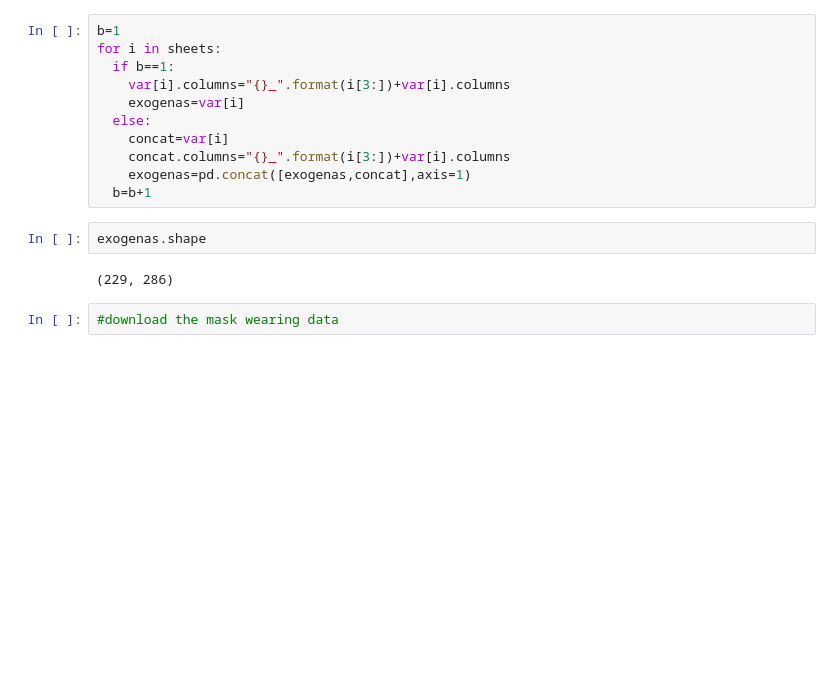
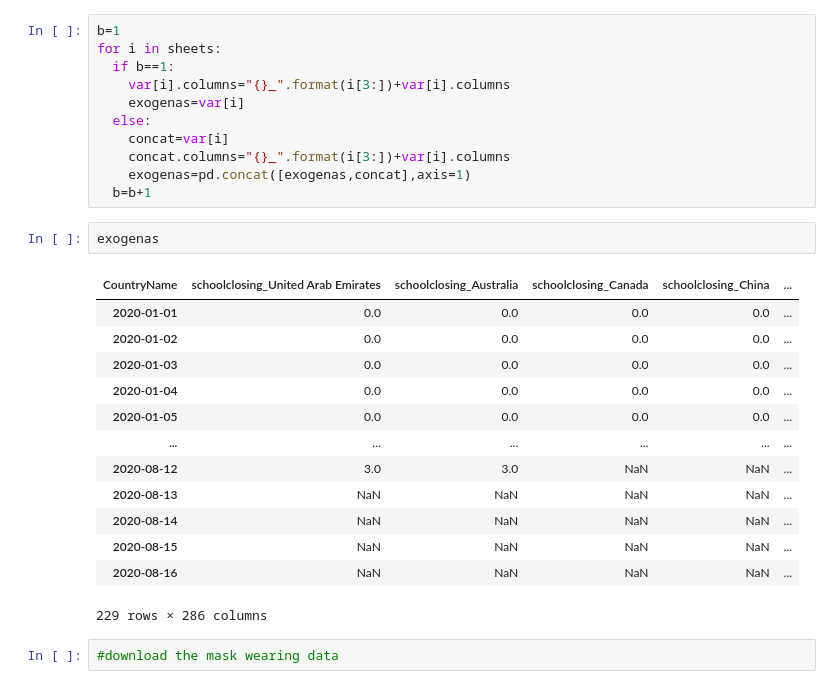
Before and after one commit to martaarozarena/KSchool-Master-Final-Project, a Jupyter notebook: exog_varaibles.ipynb, the cells around one changed output. Drawn from its saved outputs; the diff is of its cells as text; blank space fills up the shorter version.

```diff
--- a/exog_varaibles.ipynb
+++ b/exog_varaibles.ipynb
@@ -35,9 +34,21 @@ for i in sheets:
     exogenas=pd.concat([exogenas,concat],axis=1)
   b=b+1
 # %%
-exogenas.shape
+exogenas
 # %% [output]
+| CountryName | schoolclosing_United Arab Emirates | schoolclosing_Australia | schoolclosing_Canada | schoolclosing_China | ... |
+| 2020-01-01 | 0.0 | 0.0 | 0.0 | 0.0 | ... |
+| 2020-01-02 | 0.0 | 0.0 | 0.0 | 0.0 | ... |
+| 2020-01-03 | 0.0 | 0.0 | 0.0 | 0.0 | ... |
+| 2020-01-04 | 0.0 | 0.0 | 0.0 | 0.0 | ... |
+| 2020-01-05 | 0.0 | 0.0 | 0.0 | 0.0 | ... |
+| ... | ... | ... | ... | ... | ... |
+| 2020-08-12 | 3.0 | 3.0 | NaN | NaN | ... |
+| 2020-08-13 | NaN | NaN | NaN | NaN | ... |
+| 2020-08-14 | NaN | NaN | NaN | NaN | ... |
+| 2020-08-15 | NaN | NaN | NaN | NaN | ... |
+| 2020-08-16 | NaN | NaN | NaN | NaN | ... |
-(229, 286)
+229 rows × 286 columns
 # %%
 #download the mask wearing data
 # %%
```
Also changed, not shown: parts of 15 cells of this notebook.
